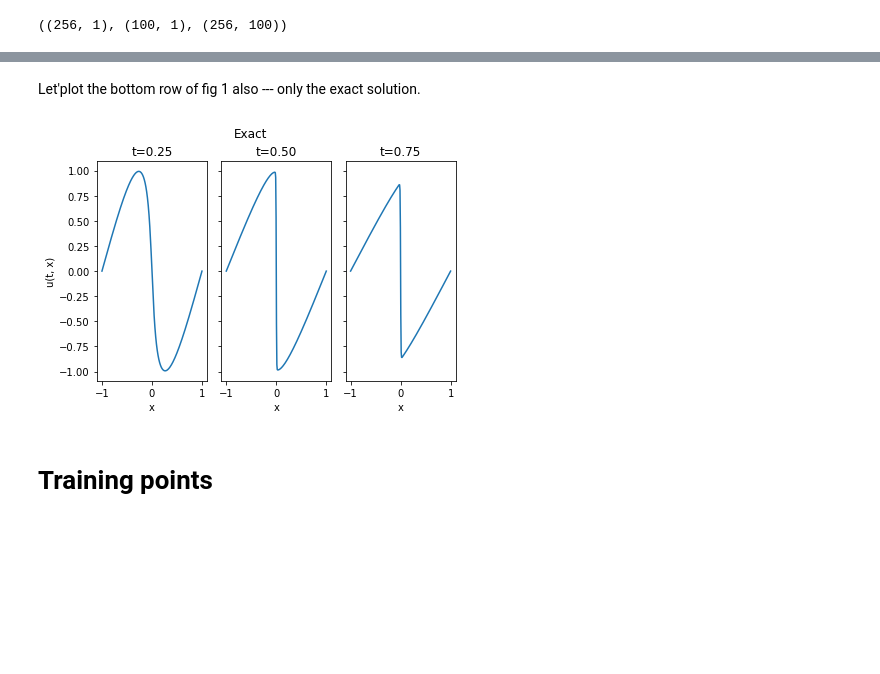
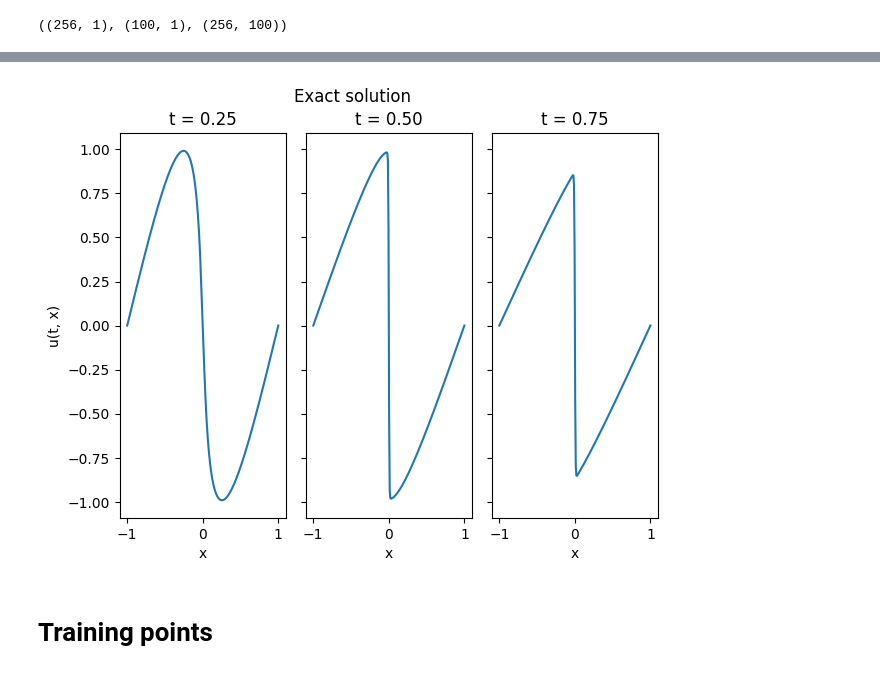
Before and after one commit to tyagi-ankit/keras_PINN, a Jupyter notebook: notebooks/Burgers_equation.ipynb, the cells around one changed output, grey strips where cells are left out. Cells and saved outputs as stored; diff of their text form; code cells hidden in the pictures; blank space fills up the shorter version.

```diff
--- a/notebooks/Burgers_equation.ipynb
+++ b/notebooks/Burgers_equation.ipynb
@@ -47,4 +56,4 @@ dict_keys(['__header__', '__version__', '__globals__', 'x', 't', 'usol'])
 # %%
 x = data['x']
 t = data['t']
-usol = data['usol']
+u = data['usol']
@@ -66,3 +64,3 @@ True
 # %%
-X, T = np.meshgrid(x, t)
+t, x = np.meshgrid(t, x)
 # %%
@@ -169,0 +70,16 @@ plt.show()
+# %%
+# In grid format, origin is top left.
+# So, `x` increases from top to bottom.
+# Let's flip `x` and `u` upside down to make lower left origin.
+# This will match the figure 1 given in the paper
+x = np.flipud(x)
+u = np.flipud(u)
+# %%
+# Let's confirm, we are in the agreement with the figure 1 of the paper
+_, axs = plt.subplots(1, 3, sharey=True)
+for ax, val, name in zip(axs, (t, x, u), ('t', 'x', 'u')):
+  im = ax.imshow(val, cmap="rainbow")
+  ax.set_title(name)
+  plt.colorbar(im, ax=ax, fraction=0.095)
+plt.tight_layout()
+plt.show()
@@ -183,25 +101,17 @@ plt.show()
-# %% [markdown]
-Let'plot the bottom row of fig 1 also --- only the exact solution.
 # %%
-fig, (ax1, ax2, ax3) = plt.subplots(1, 3, sharey=True)
-ax1.plot(X[24], Exact[24])
-ax1.set_xlabel("x")
-ax1.set_ylabel("u(t, x)")
-ax1.set_title("t=0.25")
-
-ax2.plot(X[49], Exact[49])
-ax2.set_xlabel("x")
-ax2.set_title("t=0.50")
-
-ax3.plot(X[74], Exact[74])
-ax3.set_xlabel("x")
-ax3.set_title("t=0.75")
-
+# Let's reproduce the bottom row of the figure also,
+# again for the true solution only.
+_, axs = plt.subplots(1, 3, sharey=True)
+for ax, col in zip(axs, (25, 50, 75)):
+  ax.plot(x[:, col], u[:, col])
+  ax.set_xlabel("x")
+  ax.set_title(f"t = {col/100:.2f}")
+axs[0].set_ylabel("u(t, x)")
 plt.tight_layout()
-plt.suptitle("Exact", va="bottom")
+plt.suptitle("Exact solution", va="bottom")
 plt.show()
 # %% [output]
-[figure, old version]
+[figure, new version]
 # %% [markdown]
 # Training points
 # %% [markdown]
```
Also changed, not shown: parts of 65 cells of this notebook, 3 other files.
